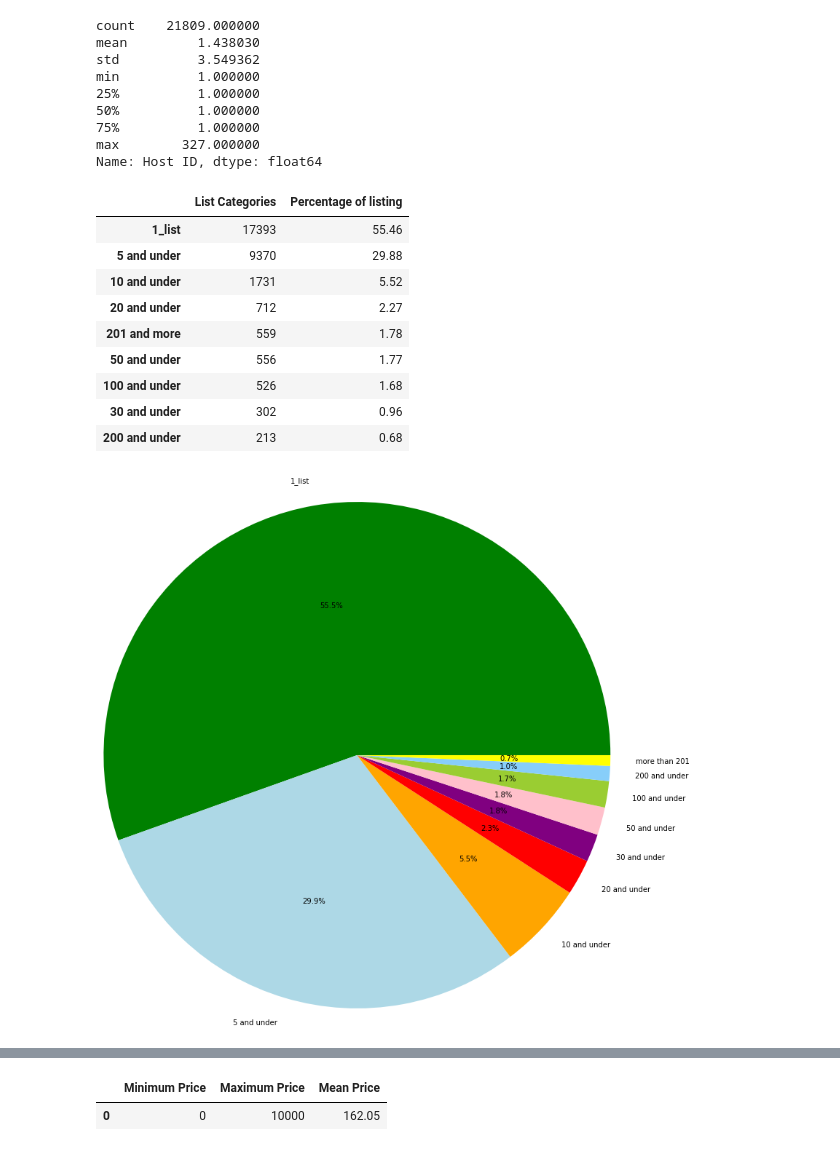
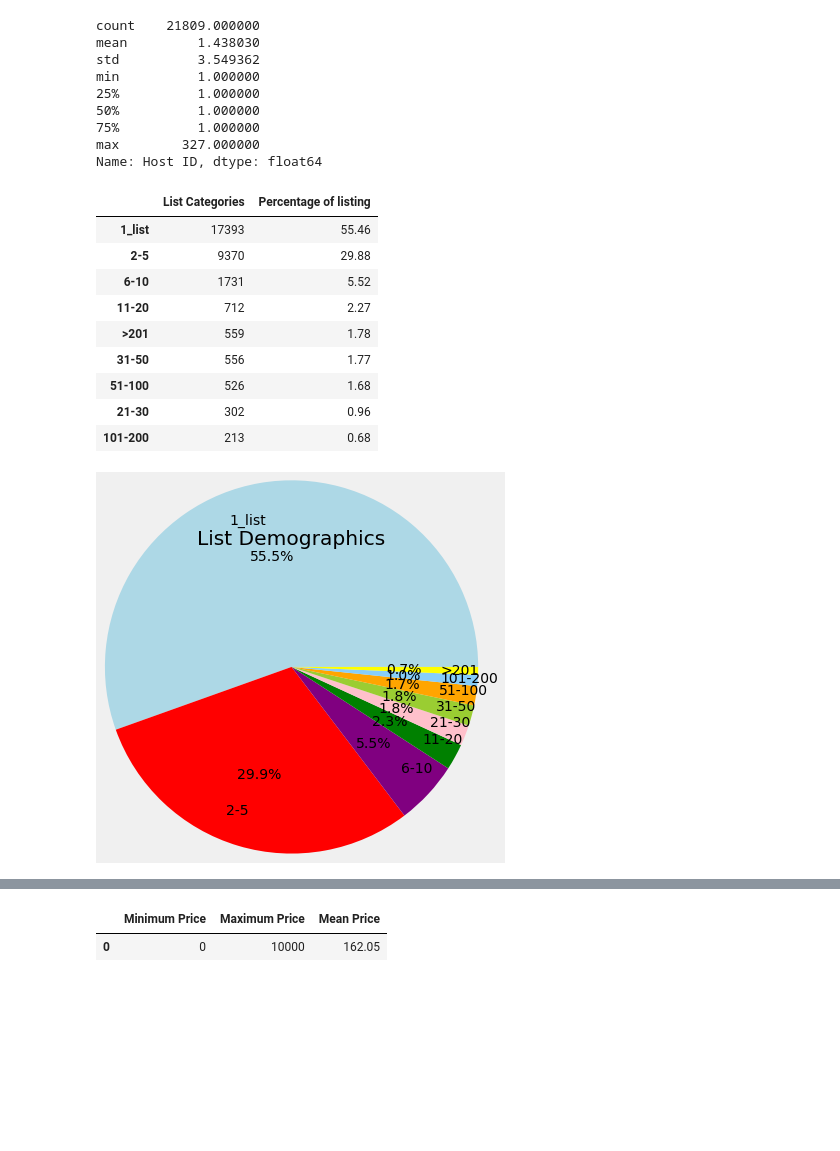
Before and after one commit to hayden4davey/Project1-Group2, a Jupyter notebook: shao data exploring.ipynb, the cells around one changed output, grey strips where cells are left out. Cells and saved outputs as stored; diff of their text form; code cells hidden in the pictures; blank space fills up the shorter version.

```diff
--- a/shao data exploring.ipynb
+++ b/shao data exploring.ipynb
@@ -89,32 +89,34 @@ min          1.000000
 max        327.000000
 Name: Host ID, dtype: float64
 # %%
-list_bins = [0,1,5, 10, 20,30,50,100,200,max(data['Calculated Host Listings Count'])]
-list_group_names =['1_list','5 and under','10 and under','20 and under','30 and under','50 and under','100 and under','200 and under','201 and more']
-data["List Categories"] = pd.cut(data["Calculated Host Listings Count"], list_bins, labels=list_group_names)
-list_Demographics = pd.DataFrame(data["List Categories"].value_counts())
-list_Demographics.reset_index()
-total_list = len(data["ID"])
-list_Demographics["Percentage of listing"]= round(list_Demographics["List Categories"]/ total_list *100,2)
-# list_Demographics.rank(axis=0, numeric_only=False)
-list_Demographics
+# List Demographics
+list_bins = [0,1,5, 10, 20,30,50,100,200,max(abb_df['Calculated Host Listings Count'])]
+list_group_names =['1_list','2-5','6-10','11-20','21-30','31-50','51-100','101-200','>201']
+abb_df["List Categories"] = pd.cut(abb_df["Calculated Host Listings Count"], list_bins, labels=list_group_names)
+List_Demographics = pd.DataFrame(abb_df["List Categories"].value_counts())
+List_Demographics.reset_index()
+List_Demographics["Percentage of listing"]= round(List_Demographics["List Categories"]/ List_Demographics["List Categories"].sum() *100,2)
+
+List_Demographics.rank(axis=0, numeric_only=False)
+List_Demographics
 # %% [output]
 |  | List Categories | Percentage of listing |
 | 1_list | 17393 | 55.46 |
-| 5 and under | 9370 | 29.88 |
-| 10 and under | 1731 | 5.52 |
-| 20 and under | 712 | 2.27 |
-| 201 and more | 559 | 1.78 |
-| 50 and under | 556 | 1.77 |
-| 100 and under | 526 | 1.68 |
-| 30 and under | 302 | 0.96 |
-| 200 and under | 213 | 0.68 |
+| 2-5 | 9370 | 29.88 |
+| 6-10 | 1731 | 5.52 |
+| 11-20 | 712 | 2.27 |
+| >201 | 559 | 1.78 |
+| 31-50 | 556 | 1.77 |
+| 51-100 | 526 | 1.68 |
+| 21-30 | 302 | 0.96 |
+| 101-200 | 213 | 0.68 |
 # %%
-pies = ['1_list','5 and under','10 and under','20 and under','30 and under','50 and under','100 and under','200 and under','more than 201']
-pie_votes = list_Demographics["Percentage of listing"]
-#  why pct does not match with preview data??
-colors = ["green","lightblue","orange","red","purple","pink","yellowgreen","lightskyblue","yellow"]
-plt.pie(pie_votes, labels=pies,colors=colors,autopct="%1.1f%%",radius=4)
+list = ['1_list','2-5','6-10','11-20','21-30','31-50','51-100','101-200','>201']
+list_Percentage = List_Demographics["Percentage of listing"]
+colors = ["lightblue","red","purple","green","pink","yellowgreen","orange","lightskyblue","yellow"]
+plt.pie(list_Percentage, labels=list,colors=colors,autopct="%1.1f%%",radius=2,labeldistance=0.8)
+plt.title('List Demographics')
+plt.savefig("Output/List Demographics")
 plt.show()
 # %% [output]
-[figure, old version]
+[figure, new version]
```
Also changed, not shown: parts of 11 cells of this notebook.
